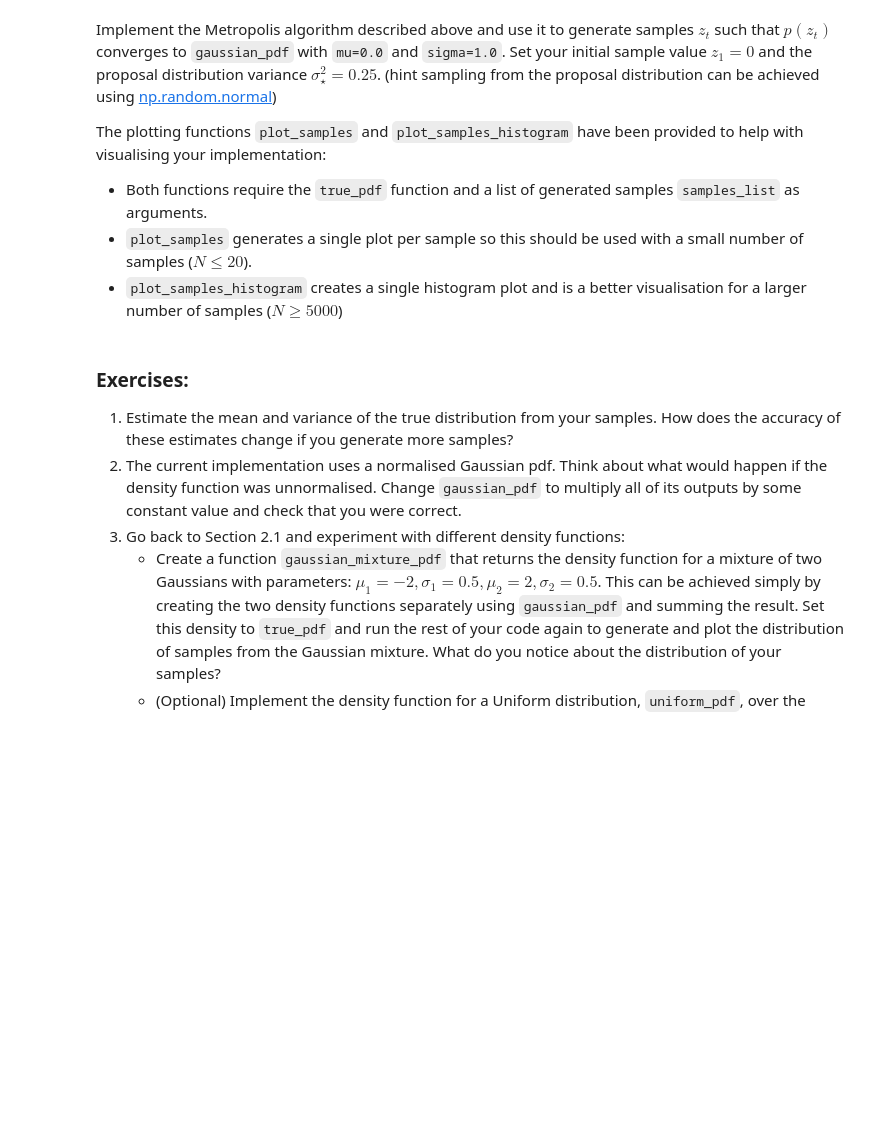
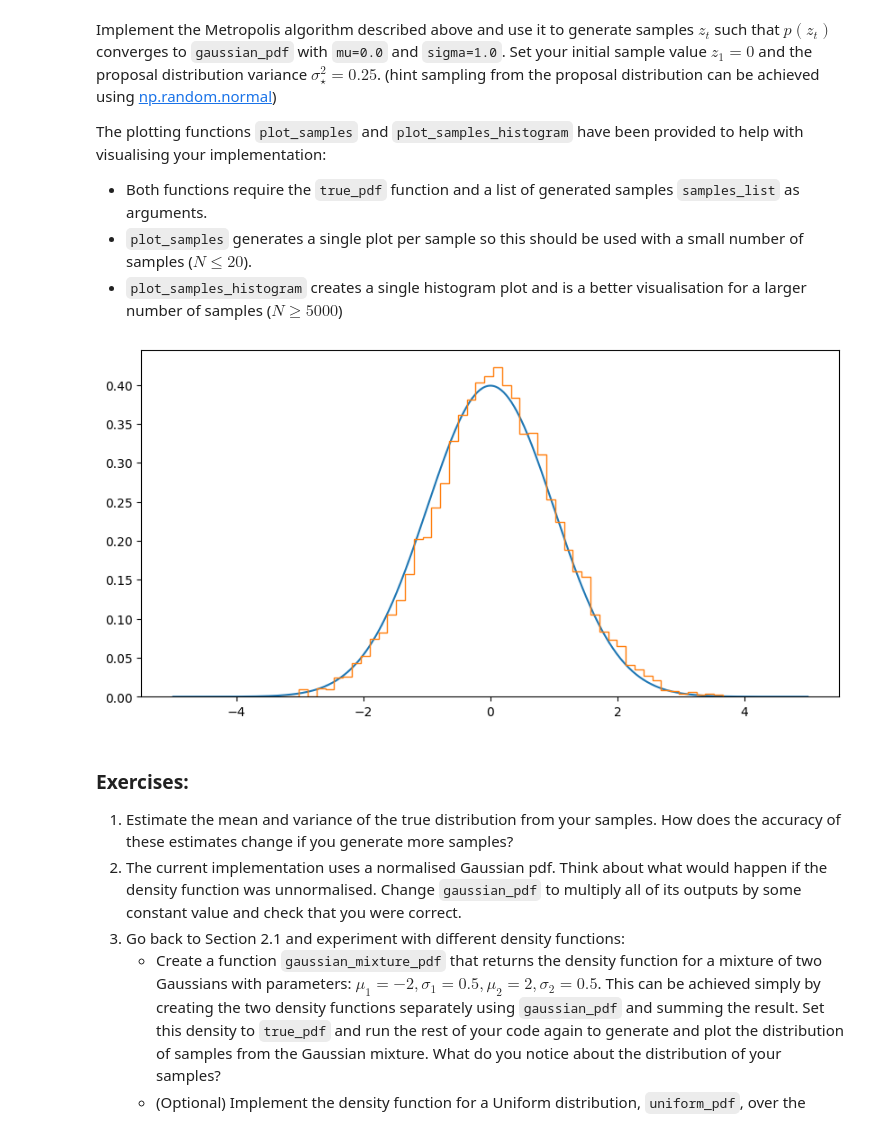
Before and after one commit to Rolodophone/ml-labs, a Jupyter notebook: lab4/lab4-Bayesian_Networks_MCMC_PyMC3.ipynb, the cells around one changed output. Cells and saved outputs as stored; diff of their text form; code cells hidden in the pictures; blank space fills up the shorter version.

```diff
--- a/lab4/lab4-Bayesian_Networks_MCMC_PyMC3.ipynb
+++ b/lab4/lab4-Bayesian_Networks_MCMC_PyMC3.ipynb
@@ -161,16 +161,23 @@ def plot_samples_histogram(true_pdf, samples_list):
     plt.show()
 # %%
 true_pdf = gaussian_pdf(0, 1)
-iterations = 100
+iterations = 10000
 zt = 0  # this is z_1
 sigma_squared_star = 0.25
 sigma_star = np.sqrt(sigma_squared_star)
+samples_list = []
 
 for t in range(1, iterations+1):
     z_t_plus_1_star = np.random.normal(zt, sigma_star)
-    acceptance_p = min(1,
+    # NOTE: see solutions - p tilde is kind of true_pdf (proportional to)
+    acceptance_p = min(1, true_pdf(z_t_plus_1_star)/true_pdf(zt))
+    if np.random.rand() < acceptance_p:
+        zt = z_t_plus_1_star
+    samples_list.append(zt)
 
-# NOTE: see solutions - p tilde is kind of true_pdf (proportional to)
+plot_samples_histogram(true_pdf, samples_list)
+# %% [output]
+[figure, added]
 # %% [markdown]
 ### Exercises:
 1. Estimate the mean and variance of the true distribution from your samples. How does the accuracy of these estimates change if you generate more samples?
```
Also changed, not shown: parts of 10 cells of this notebook.
